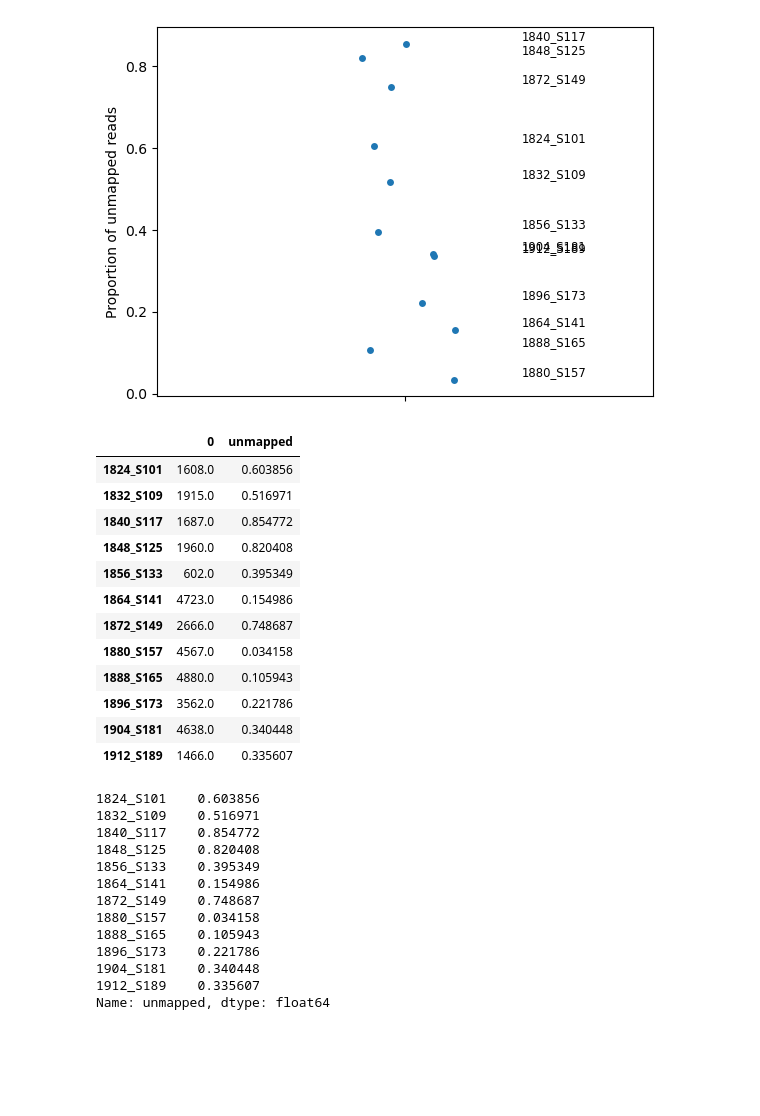
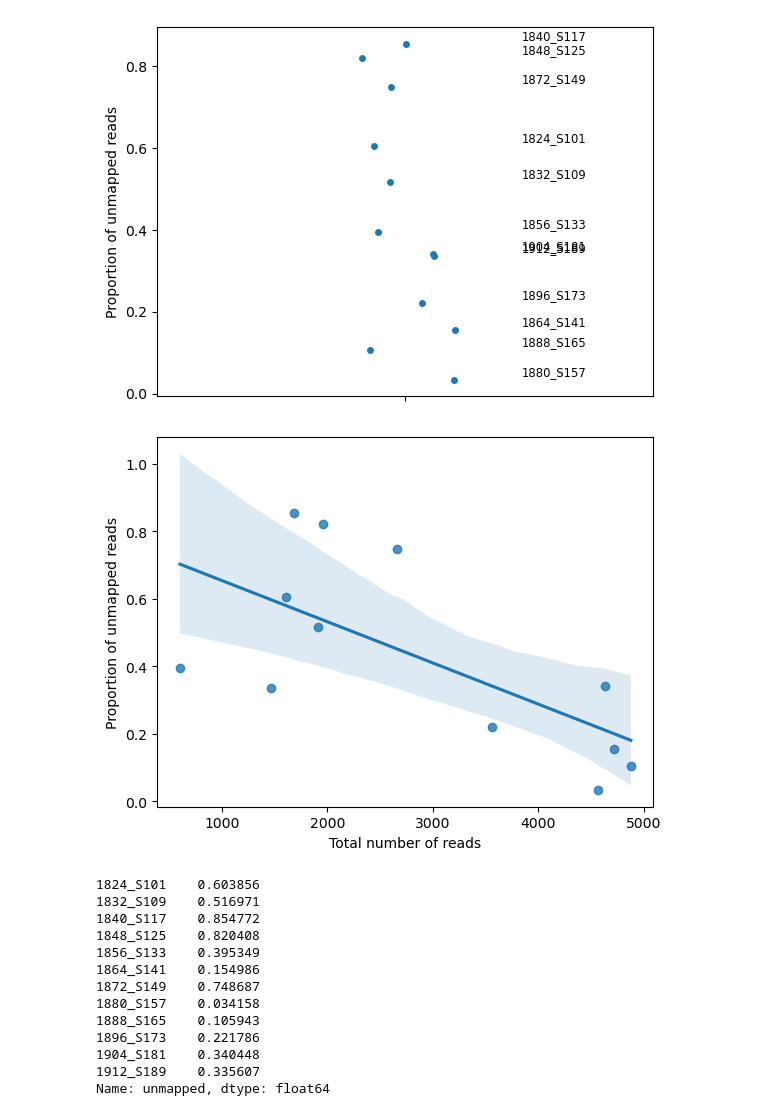
Before and after one commit to valentynbez/sinuses_2023, a Jupyter notebook: notebooks/primary-analysis.ipynb, the cells around one changed output. Cells and saved outputs as stored; diff of their text form; code cells hidden in the pictures; blank space fills up the shorter version.

Commit message:
visualise correlation

```diff
--- a/notebooks/primary-analysis.ipynb
+++ b/notebooks/primary-analysis.ipynb
@@ -147,20 +147,11 @@ for i, point in enumerate(rel_abundance_df['unmapped'].index):
 [figure]
 # %%
 data = pd.concat([table.view(pd.DataFrame).sum(axis=1), rel_abundance_df["unmapped"]], axis=1)
+data.columns = ["total", "unmapped"]
+g = sns.regplot(x="total", y="unmapped", data=data, fit_reg=True)
+g.set(xlabel="Total number of reads", ylabel="Proportion of unmapped reads");
 # %% [output]
-|  | 0 | unmapped |
-| 1824_S101 | 1608.0 | 0.603856 |
-| 1832_S109 | 1915.0 | 0.516971 |
-| 1840_S117 | 1687.0 | 0.854772 |
-| 1848_S125 | 1960.0 | 0.820408 |
-| 1856_S133 | 602.0 | 0.395349 |
-| 1864_S141 | 4723.0 | 0.154986 |
-| 1872_S149 | 2666.0 | 0.748687 |
-| 1880_S157 | 4567.0 | 0.034158 |
-| 1888_S165 | 4880.0 | 0.105943 |
-| 1896_S173 | 3562.0 | 0.221786 |
-| 1904_S181 | 4638.0 | 0.340448 |
-| 1912_S189 | 1466.0 | 0.335607 |
+[figure, added]
 # %%
 rel_abundance_df["unmapped"]
 # %% [output]
```
